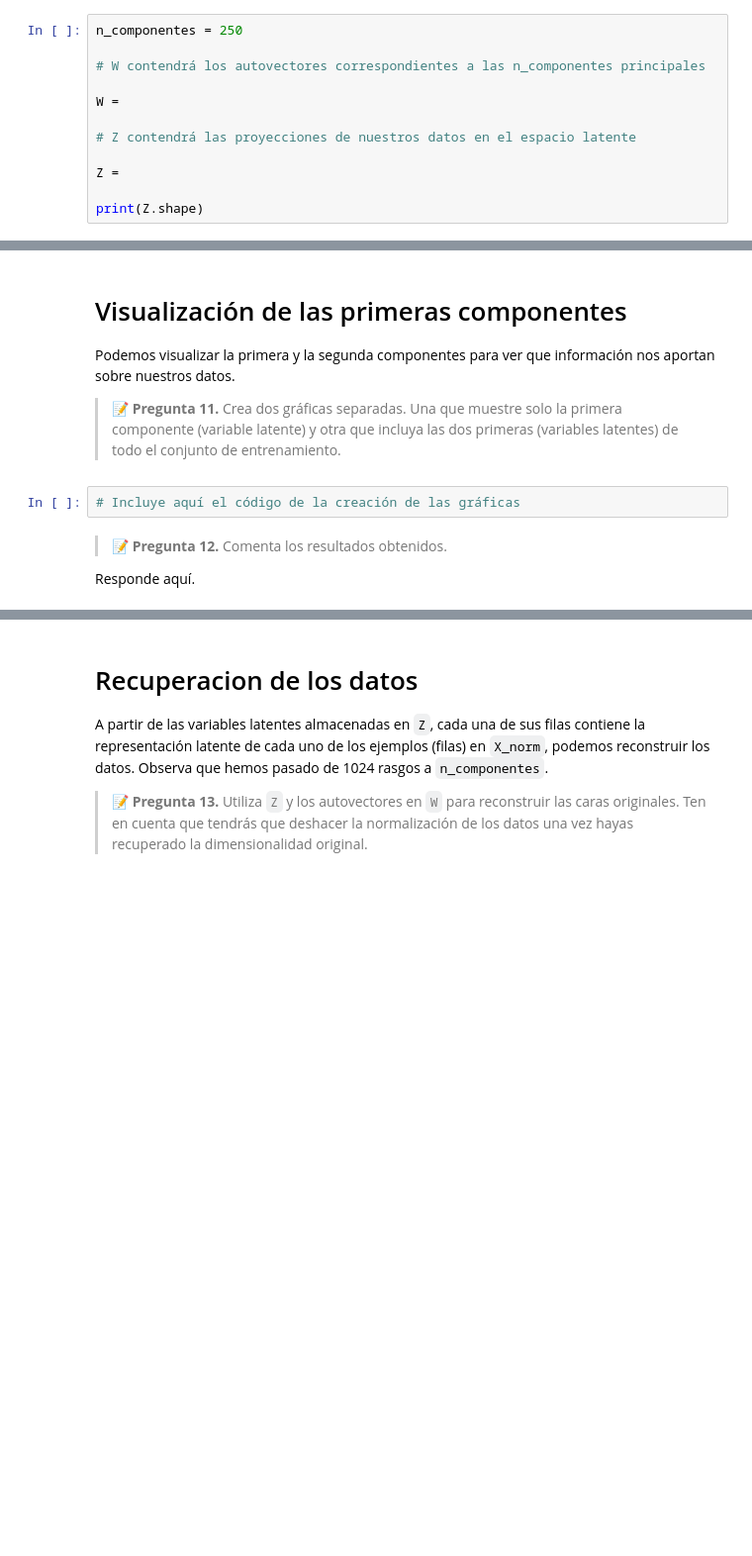
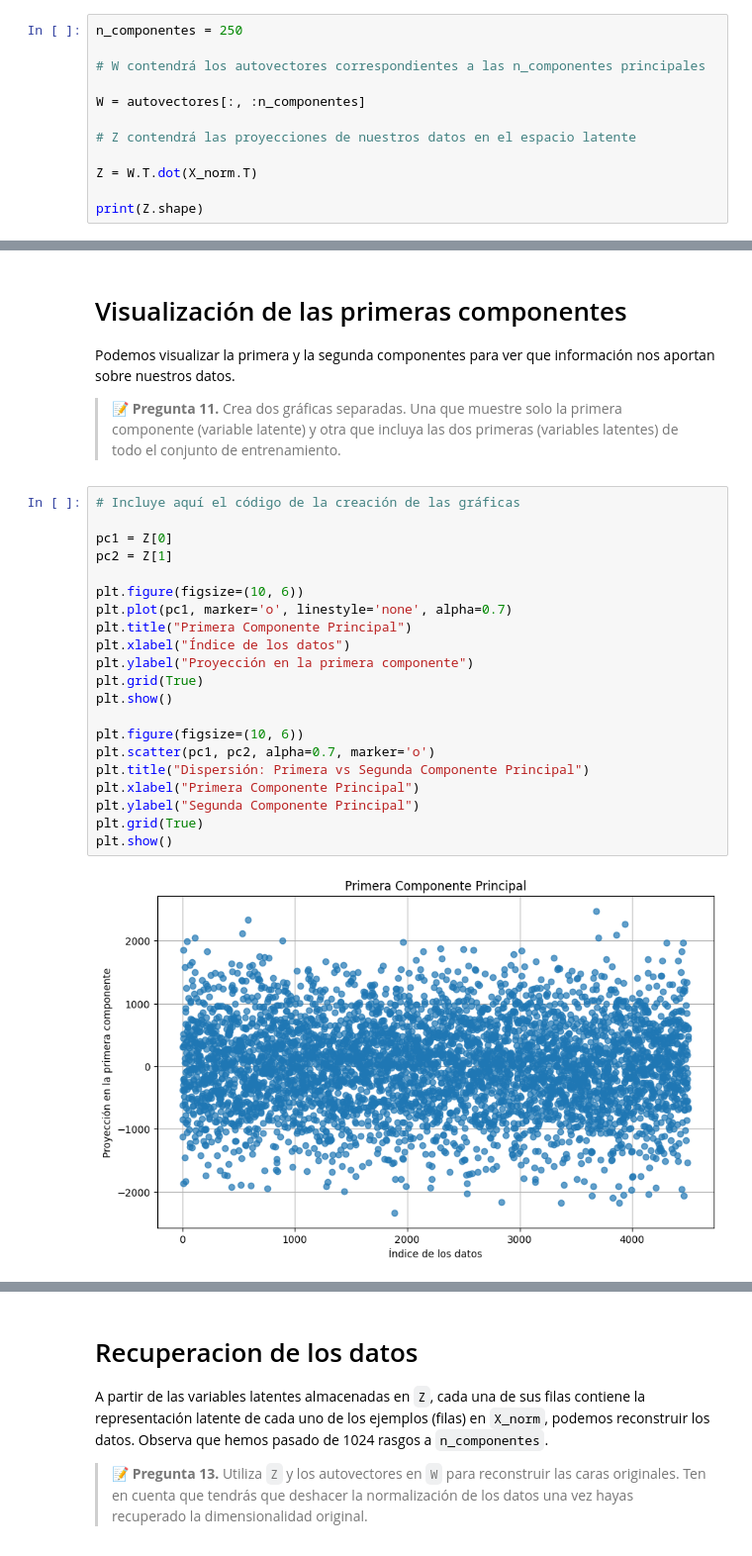
Before and after one commit to Migue8gl/DataScienceMaster, a Jupyter notebook: extraccion_de_caracteristicas_en_imagenes/p2_pca/PCA_guion24.ipynb, the cells around one changed output, grey strips where cells are left out. Shown at 99% size. Saved outputs shown, nothing was run; the diff lists cells and outputs as text; blank space fills up the shorter version.

```diff
--- a/extraccion_de_caracteristicas_en_imagenes/p2_pca/PCA_guion24.ipynb
+++ b/extraccion_de_caracteristicas_en_imagenes/p2_pca/PCA_guion24.ipynb
@@ -156,10 +254,10 @@ n_componentes = 250
 
 # W contendrá los autovectores correspondientes a las n_componentes principales
 
-W =
+W = autovectores[:, :n_componentes]
 
 # Z contendrá las proyecciones de nuestros datos en el espacio latente
 
-Z =
+Z = W.T.dot(X_norm.T)
 
 print(Z.shape)
@@ -169,9 +269,26 @@ print(Z.shape)
 Podemos visualizar la primera y la segunda componentes para ver que información nos aportan sobre nuestros datos.
 
 > 📝 **Pregunta 11.** Crea dos gráficas separadas. Una que muestre solo la primera componente (variable latente) y otra que incluya las dos primeras (variables latentes) de todo el conjunto de entrenamiento.
-# %%
-# Incluye aquí el código de la creación de las gráficas
-# %% [markdown]
-> 📝 **Pregunta 12.** Comenta los resultados obtenidos.
-
-Responde aquí.
+# %%
+# Incluye aquí el código de la creación de las gráficas
+
+pc1 = Z[0]
+pc2 = Z[1]
+
+plt.figure(figsize=(10, 6))
+plt.plot(pc1, marker='o', linestyle='none', alpha=0.7)
+plt.title("Primera Componente Principal")
+plt.xlabel("Índice de los datos")
+plt.ylabel("Proyección en la primera componente")
+plt.grid(True)
+plt.show()
+
+plt.figure(figsize=(10, 6))
+plt.scatter(pc1, pc2, alpha=0.7, marker='o')
+plt.title("Dispersión: Primera vs Segunda Componente Principal")
+plt.xlabel("Primera Componente Principal")
+plt.ylabel("Segunda Componente Principal")
+plt.grid(True)
+plt.show()
+# %% [output]
+[figure, added]
```
Also changed, not shown: parts of 41 cells of this notebook, 20 other files.
